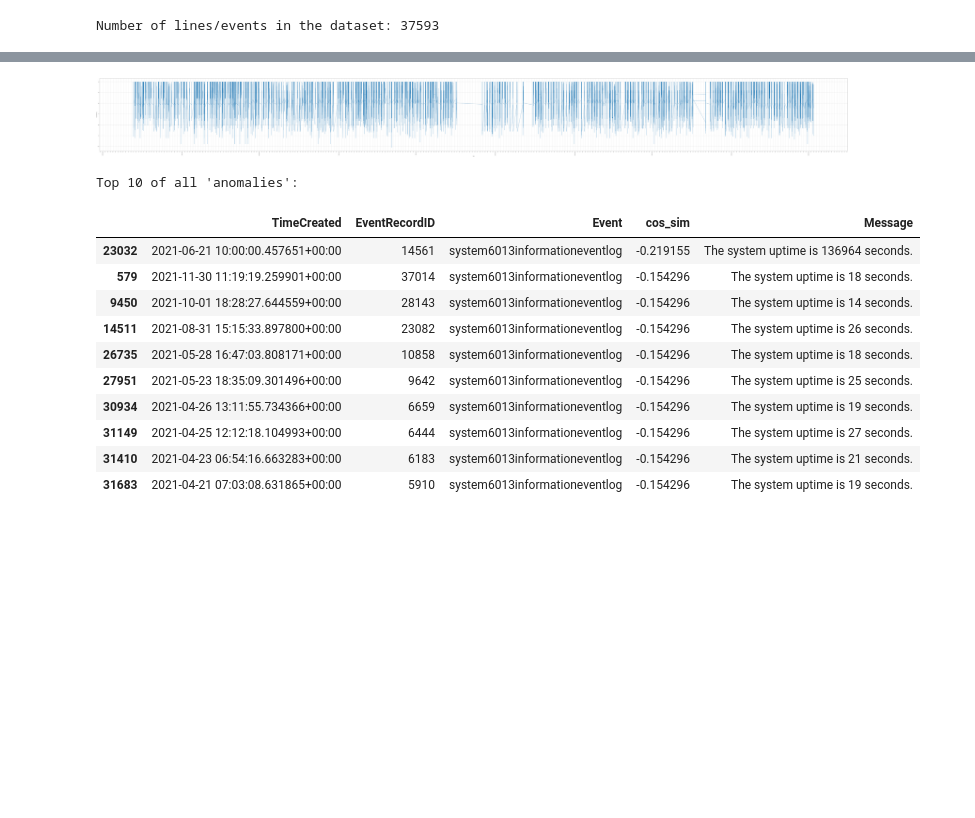
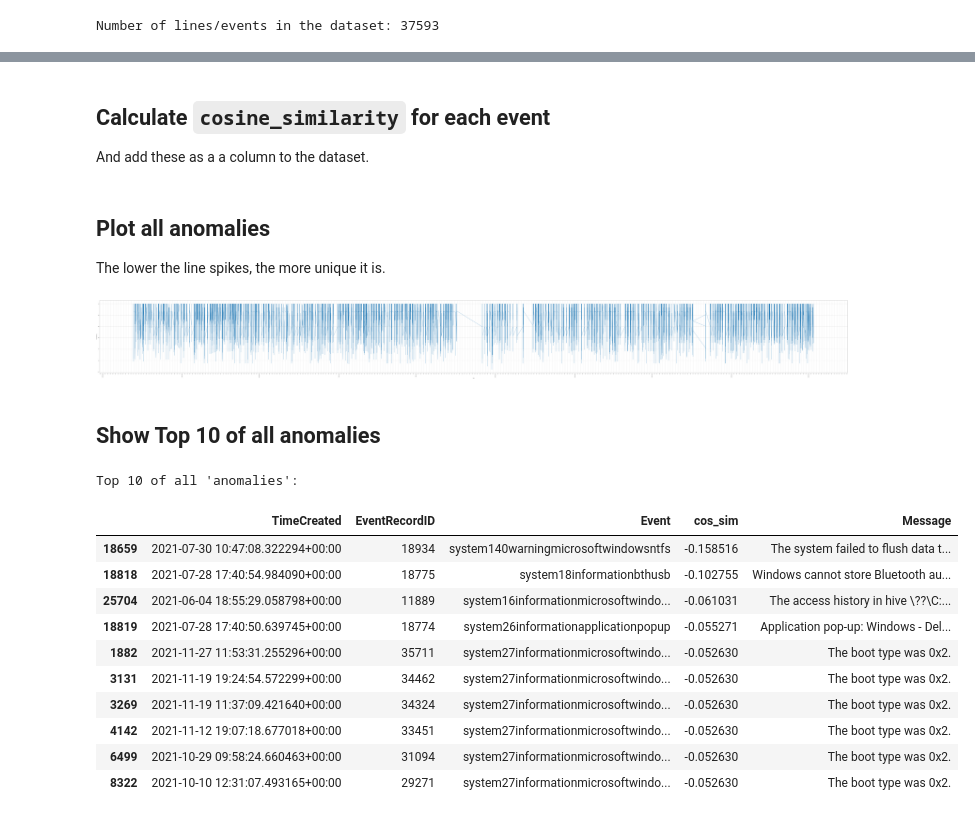
Before and after one commit to Grrtzm/word2vec, a Jupyter notebook: windows_eventlog_anomaly_detection_with_gensim_word2vec.ipynb, the cells around one changed output, grey strips where cells are left out. Drawn from its saved outputs; the diff is of its cells as text; code cells hidden in the pictures; blank space fills up the shorter version.

```diff
--- a/windows_eventlog_anomaly_detection_with_gensim_word2vec.ipynb
+++ b/windows_eventlog_anomaly_detection_with_gensim_word2vec.ipynb
@@ -34,7 +43,6 @@ Requirement already satisfied: Cython==0.29.23 in c:\programdata\anaconda3\envs\
 # %%
 import pandas as pd
 import string
-# from time import time  # To time our operations
 from datetime import datetime # For DateTime -> date operations
 from gensim.models import Word2Vec
 from gensim.models import KeyedVectors
@@ -46,11 +54,11 @@ num_ns = 5
 window_size = 5
 embedding_dim = 20 #  20 seems to be sufficient, 128 is the default value from the tutorial   # Dimension of the dense embedding.
 vocab_size = 20000 # inital size of the vocabulary. We will resize it later before defining the model.
-# sequence_length = 40 # Number of words in a sentence.
-epochs = 1000 # Number of training epochs for Word2Vec
+sequence_length = 40 # Number of words in a sentence.
+epochs = 2000 # Number of training epochs for Word2Vec
+SEED = 42
 
-# df = pd.read_csv('D:\logs\AllEvents-sorted.csv', parse_dates=["TimeCreated"])
-df = pd.read_csv('D:/logs/winevt/20211202/System-Events-custom.csv', parse_dates=["TimeCreated"])
+df = pd.read_csv('System-Events-custom.csv', parse_dates=["TimeCreated"])
 df.head()
 # %% [output]
 |  | TimeCreated | EventRecordID | EventID | Level | Provider | Message |
@@ -115,6 +118,6 @@ To achieve these, we need to do the following data preprocessing steps :
 # %%
-# Hier creëer ik een tekst dataset eventlist, een list van lists. De list eventrow is gevuld met alle events van die dag.
-# Zie ook blokje [8] van lees-data-v3
+minlength = 1e6
+maxlength = 0
 eventlist = []
 eventrow = []
 previous_date = None # datetime.now().date()
@@ -122,6 +125,11 @@ for idx, row in df.iterrows():
     date = row['TimeCreated'].date()
     eventrow.append(row['Event'])
     if date != previous_date:
+        length = len(eventrow) + 1
+        if length > maxlength: maxlength = length
+        if length < minlength: minlength = length
         eventrow = []
         eventlist.append(eventrow)
         previous_date = date
+
+print(f"Number of lines = {len(eventlist)}, shortest line = {minlength} words, longest line = {maxlength} words\n")
@@ -132,12 +137,0 @@ for idx, row in df.iterrows():
-# %%
-## Train the Gensim word2vec model with our own custom corpus
-
-# Skip-gram:
-model = Word2Vec(eventlist, min_count=1, vector_size=20, workers=8, window=3, sg=1, epochs=1000) #, compute_loss=True) #, callbacks=[epoch_logger])
-
-# CBOW:
-# model = Word2Vec(eventlist, min_count=1, vector_size=20, workers=8, window=3, sg=0, epochs=1000, hs=1, negative=0) #, compute_loss=True) #, callbacks=[epoch_logger])
-
-word_vectors = model.wv
-word_vectors.save('vectors.kv')
-reloaded_word_vectors = KeyedVectors.load('vectors.kv')
@@ -201,3 +242,6 @@ Number of words in internal Word2Vec vocabulary: 191
+# %% [markdown]
+## Calculate `cosine_similarity` for each event
+And add these as a a column to the dataset.
 # %%
 num_events = len(df.axes[0])
 # add empty columns
@@ -205,7 +249,7 @@ cos_sim = []
 for idx, row in df.iterrows():
     current_event = row['Event']
     if idx == 0:
-        cos_sim.append(float(0))
+        cos_sim.append(float(1))
         previous_event = current_event
     if idx > 0:
         if idx < num_events + 1:
@@ -220,7 +264,10 @@ df = df[['TimeCreated', 'EventRecordID', 'Event', 'cos_sim', 'Message']]
 df.head()
 
 # saving the dataframe
-df.to_csv('D:/logs/winevt/20211202/System-Events-dist.csv')
+df.to_csv('System-Events-similarity-Gensim.csv')
+# %% [markdown]
+## Plot all anomalies
+The lower the line spikes, the more unique it is.
 # %%
 import matplotlib.pyplot as plt
 import matplotlib.dates as mdates
@@ -247,32 +294,26 @@ plt.savefig("cos_sim.png", format="png")
 plt.show()
 # %% [output]
 [figure]
+# %% [markdown]
+## Show Top 10 of all anomalies
 # %%
 # Pandas display settings
-# Set it to None to display all columns in the dataframe
-pd.set_option('display.max_columns', None)
+pd.set_option('display.max_columns', None) # Set it to None to display all columns in the dataframe
 pd.set_option('display.width',200)
 pd.set_option('display.max_colwidth', None)
-pd.set_option('display.colheader_justify','left')
-#df.style.set_properties(**{'text-align': 'left'})
-#df.style.set_properties(subset=['Event', 'Message'], **{'text-align': 'left'})
-
-#dfStyler = df.style.set_properties(**{'text-align': 'left'})
-#dfStyler.set_table_styles([dict(selector='th', props=[('text-align', 'left')])])
-df.style.set_properties(**{'text-align': 'left'}).set_table_styles([ dict(selector='th', props=[('text-align', 'left')] ) ])
 
 print("Top 10 of all 'anomalies':\n")
 df.nsmallest(n=10, columns=['cos_sim'])
 # %% [output]
 Top 10 of all 'anomalies':
 |  | TimeCreated | EventRecordID | Event | cos_sim | Message |
-| 23032 | 2021-06-21 10:00:00.457651+00:00 | 14561 | system6013informationeventlog | -0.219155 | The system uptime is 136964 seconds. |
-| 579 | 2021-11-30 11:19:19.259901+00:00 | 37014 | system6013informationeventlog | -0.154296 | The system uptime is 18 seconds. |
-| 9450 | 2021-10-01 18:28:27.644559+00:00 | 28143 | system6013informationeventlog | -0.154296 | The system uptime is 14 seconds. |
-| 14511 | 2021-08-31 15:15:33.897800+00:00 | 23082 | system6013informationeventlog | -0.154296 | The system uptime is 26 seconds. |
-| 26735 | 2021-05-28 16:47:03.808171+00:00 | 10858 | system6013informationeventlog | -0.154296 | The system uptime is 18 seconds. |
-| 27951 | 2021-05-23 18:35:09.301496+00:00 | 9642 | system6013informationeventlog | -0.154296 | The system uptime is 25 seconds. |
-| 30934 | 2021-04-26 13:11:55.734366+00:00 | 6659 | system6013informationeventlog | -0.154296 | The system uptime is 19 seconds. |
-| 31149 | 2021-04-25 12:12:18.104993+00:00 | 6444 | system6013informationeventlog | -0.154296 | The system uptime is 27 seconds. |
-| 31410 | 2021-04-23 06:54:16.663283+00:00 | 6183 | system6013informationeventlog | -0.154296 | The system uptime is 21 seconds. |
-| 31683 | 2021-04-21 07:03:08.631865+00:00 | 5910 | system6013informationeventlog | -0.154296 | The system uptime is 19 seconds. |
+| 18659 | 2021-07-30 10:47:08.322294+00:00 | 18934 | system140warningmicrosoftwindowsntfs | -0.158516 | The system failed to flush data t... |
+| 18818 | 2021-07-28 17:40:54.984090+00:00 | 18775 | system18informationbthusb | -0.102755 | Windows cannot store Bluetooth au... |
+| 25704 | 2021-06-04 18:55:29.058798+00:00 | 11889 | system16informationmicrosoftwindo... | -0.061031 | The access history in hive \??\C:... |
+| 18819 | 2021-07-28 17:40:50.639745+00:00 | 18774 | system26informationapplicationpopup | -0.055271 | Application pop-up: Windows - Del... |
+| 1882 | 2021-11-27 11:53:31.255296+00:00 | 35711 | system27informationmicrosoftwindo... | -0.052630 | The boot type was 0x2. |
+| 3131 | 2021-11-19 19:24:54.572299+00:00 | 34462 | system27informationmicrosoftwindo... | -0.052630 | The boot type was 0x2. |
+| 3269 | 2021-11-19 11:37:09.421640+00:00 | 34324 | system27informationmicrosoftwindo... | -0.052630 | The boot type was 0x2. |
+| 4142 | 2021-11-12 19:07:18.677018+00:00 | 33451 | system27informationmicrosoftwindo... | -0.052630 | The boot type was 0x2. |
+| 6499 | 2021-10-29 09:58:24.660463+00:00 | 31094 | system27informationmicrosoftwindo... | -0.052630 | The boot type was 0x2. |
+| 8322 | 2021-10-10 12:31:07.493165+00:00 | 29271 | system27informationmicrosoftwindo... | -0.052630 | The boot type was 0x2. |
```
Also changed, not shown: parts of 23 cells of this notebook, 11 other files.
